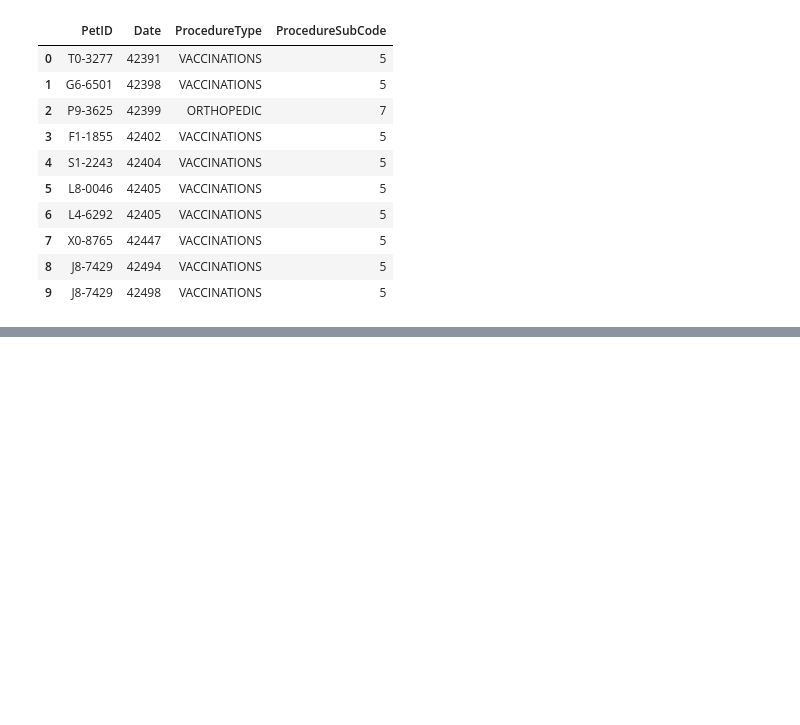
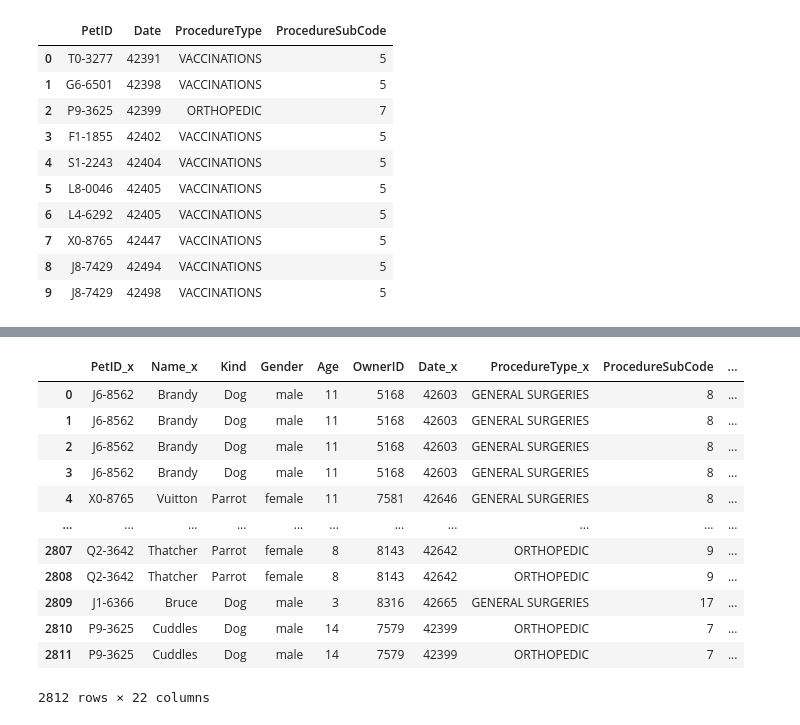
Before and after one commit to SrikarPrayaga06/Denver-Broncos-Data-Science-Intern-Prework-, a Jupyter notebook: Code.ipynb, the cells around one changed output, grey strips where cells are left out. Saved outputs shown, nothing was run; the diff lists cells and outputs as text; code cells hidden in the pictures; blank space fills up the shorter version.

```diff
--- a/Code.ipynb
+++ b/Code.ipynb
@@ -65,0 +77,20 @@ procedures.head(10)
+# %%
+merge_1=pets.merge(procedures,left_on='PetID',right_on='PetID')
+merge_2=merge_1.merge(procedures,left_on='ProcedureSubCode',right_on='ProcedureSubCode')
+final_merge=merge_2.merge(procedure_details,left_on='ProcedureSubCode',right_on='ProcedureSubCode')
+final_merge=final_merge.merge(owners,left_on='OwnerID',right_on='OwnerID')
+final_merge
+# %% [output]
+|  | PetID_x | Name_x | Kind | Gender | Age | OwnerID | Date_x | ProcedureType_x | ProcedureSubCode | ... |
+| 0 | J6-8562 | Brandy | Dog | male | 11 | 5168 | 42603 | GENERAL SURGERIES | 8 | ... |
+| 1 | J6-8562 | Brandy | Dog | male | 11 | 5168 | 42603 | GENERAL SURGERIES | 8 | ... |
+| 2 | J6-8562 | Brandy | Dog | male | 11 | 5168 | 42603 | GENERAL SURGERIES | 8 | ... |
+| 3 | J6-8562 | Brandy | Dog | male | 11 | 5168 | 42603 | GENERAL SURGERIES | 8 | ... |
+| 4 | X0-8765 | Vuitton | Parrot | female | 11 | 7581 | 42646 | GENERAL SURGERIES | 8 | ... |
+| ... | ... | ... | ... | ... | ... | ... | ... | ... | ... | ... |
+| 2807 | Q2-3642 | Thatcher | Parrot | female | 8 | 8143 | 42642 | ORTHOPEDIC | 9 | ... |
+| 2808 | Q2-3642 | Thatcher | Parrot | female | 8 | 8143 | 42642 | ORTHOPEDIC | 9 | ... |
+| 2809 | J1-6366 | Bruce | Dog | male | 3 | 8316 | 42665 | GENERAL SURGERIES | 17 | ... |
+| 2810 | P9-3625 | Cuddles | Dog | male | 14 | 7579 | 42399 | ORTHOPEDIC | 7 | ... |
+| 2811 | P9-3625 | Cuddles | Dog | male | 14 | 7579 | 42399 | ORTHOPEDIC | 7 | ... |
+2812 rows × 22 columns
```
Also changed, not shown: parts of 12 cells of this notebook.
